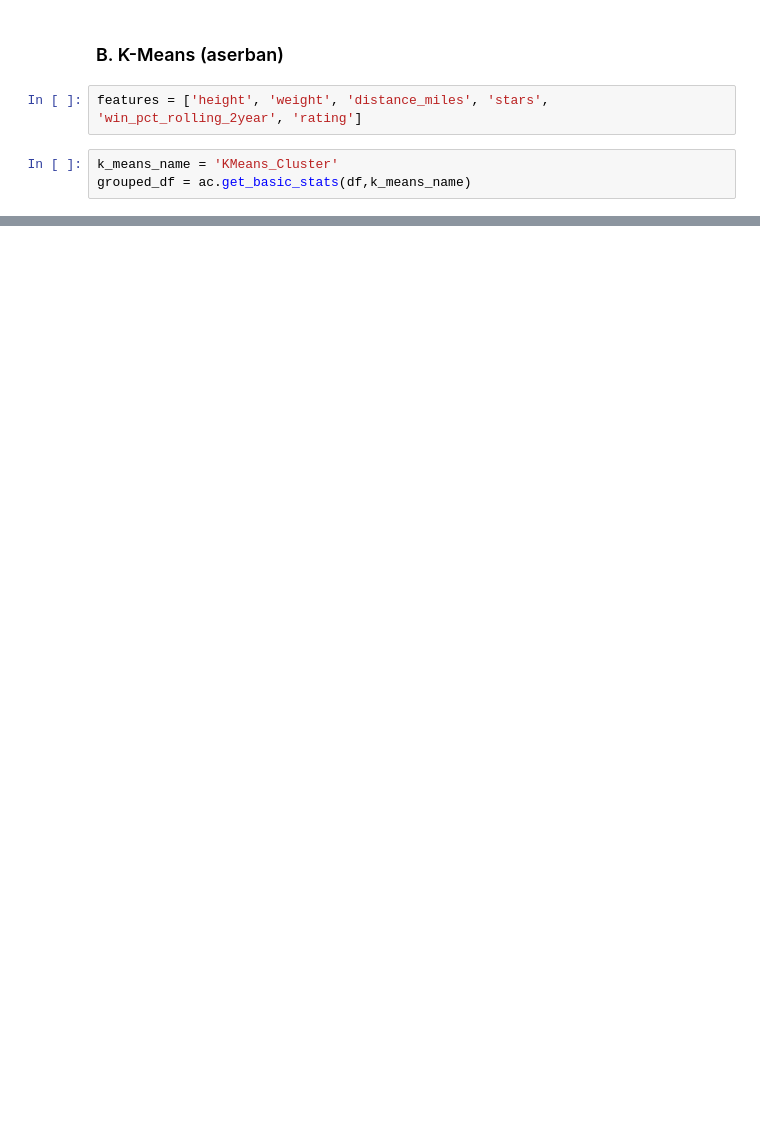
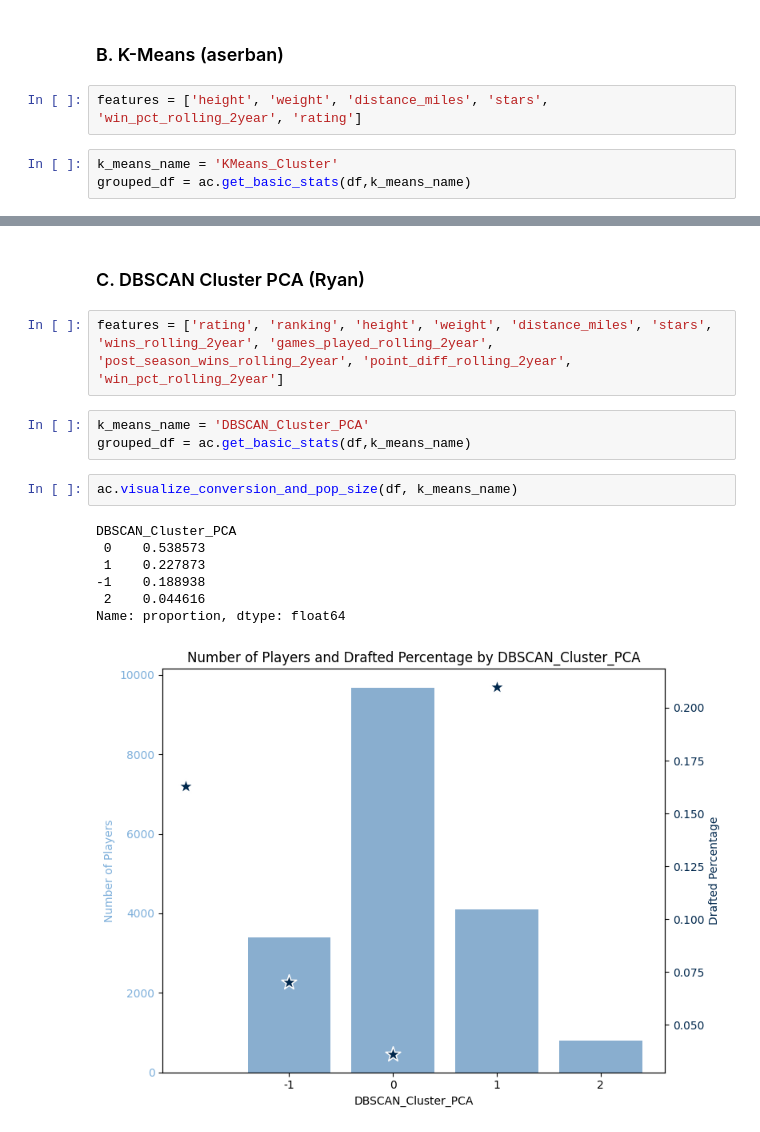
Before and after one commit to chrismca13/CFB_draft_propensity, a Jupyter notebook: notebooks/UnsupervisedLearning/analyze_all_clusters.ipynb, the cells around one changed output, grey strips where cells are left out. Cells and saved outputs as stored; diff of their text form; blank space fills up the shorter version.

Commit message:
Add cluster and modify images

```diff
--- a/notebooks/UnsupervisedLearning/analyze_all_clusters.ipynb
+++ b/notebooks/UnsupervisedLearning/analyze_all_clusters.ipynb
@@ -95,0 +96,17 @@ Numerical Features:
+# %% [markdown]
+### C. DBSCAN Cluster PCA (Ryan)
+# %%
+features = ['rating', 'ranking', 'height', 'weight', 'distance_miles', 'stars', 'wins_rolling_2year', 'games_played_rolling_2year', 'post_season_wins_rolling_2year', 'point_diff_rolling_2year', 'win_pct_rolling_2year']
+# %%
+k_means_name = 'DBSCAN_Cluster_PCA'
+grouped_df = ac.get_basic_stats(df,k_means_name)
+# %%
+ac.visualize_conversion_and_pop_size(df, k_means_name)
+# %% [output]
+DBSCAN_Cluster_PCA
+ 0    0.538573
+ 1    0.227873
+-1    0.188938
+ 2    0.044616
+Name: proportion, dtype: float64
+[figure, added]
```
Also changed, not shown: parts of 6 cells of this notebook, 1 other file.
